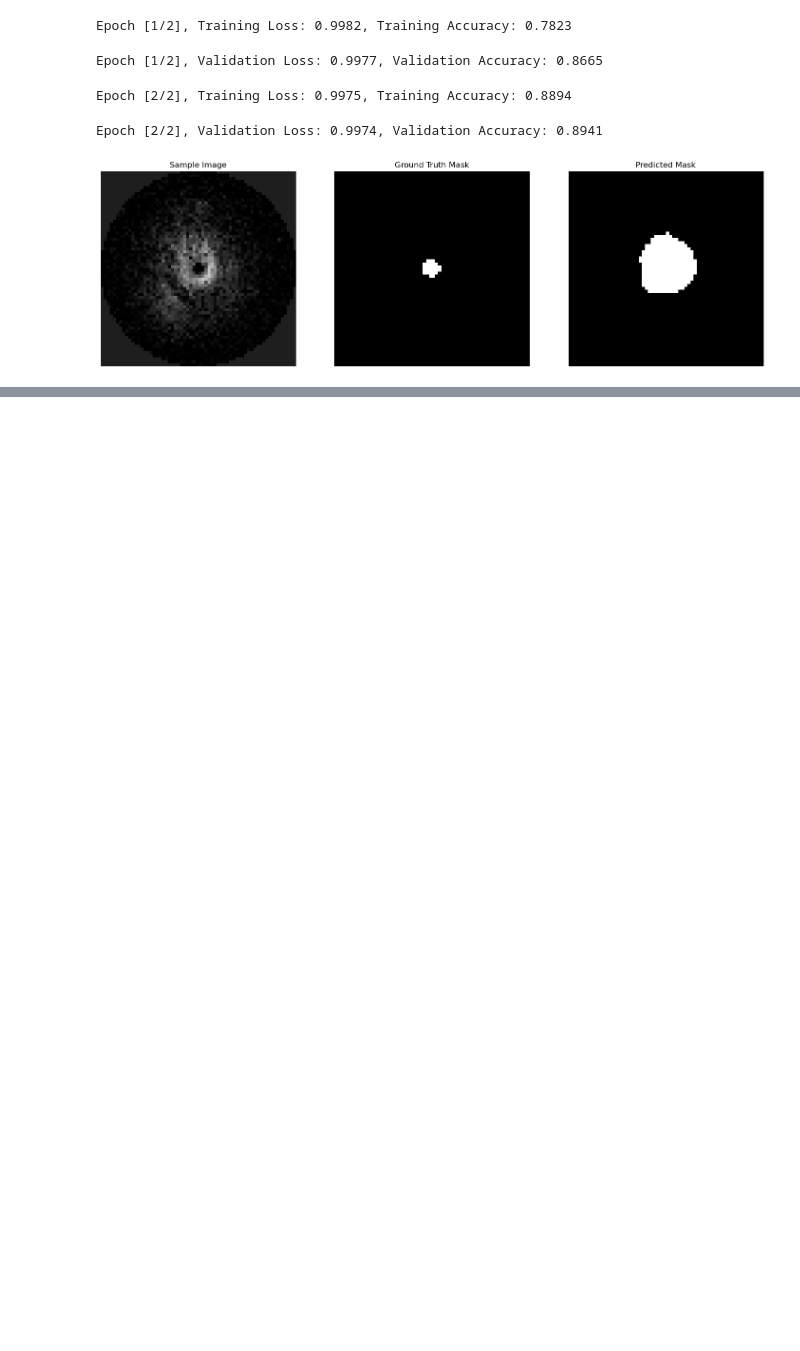
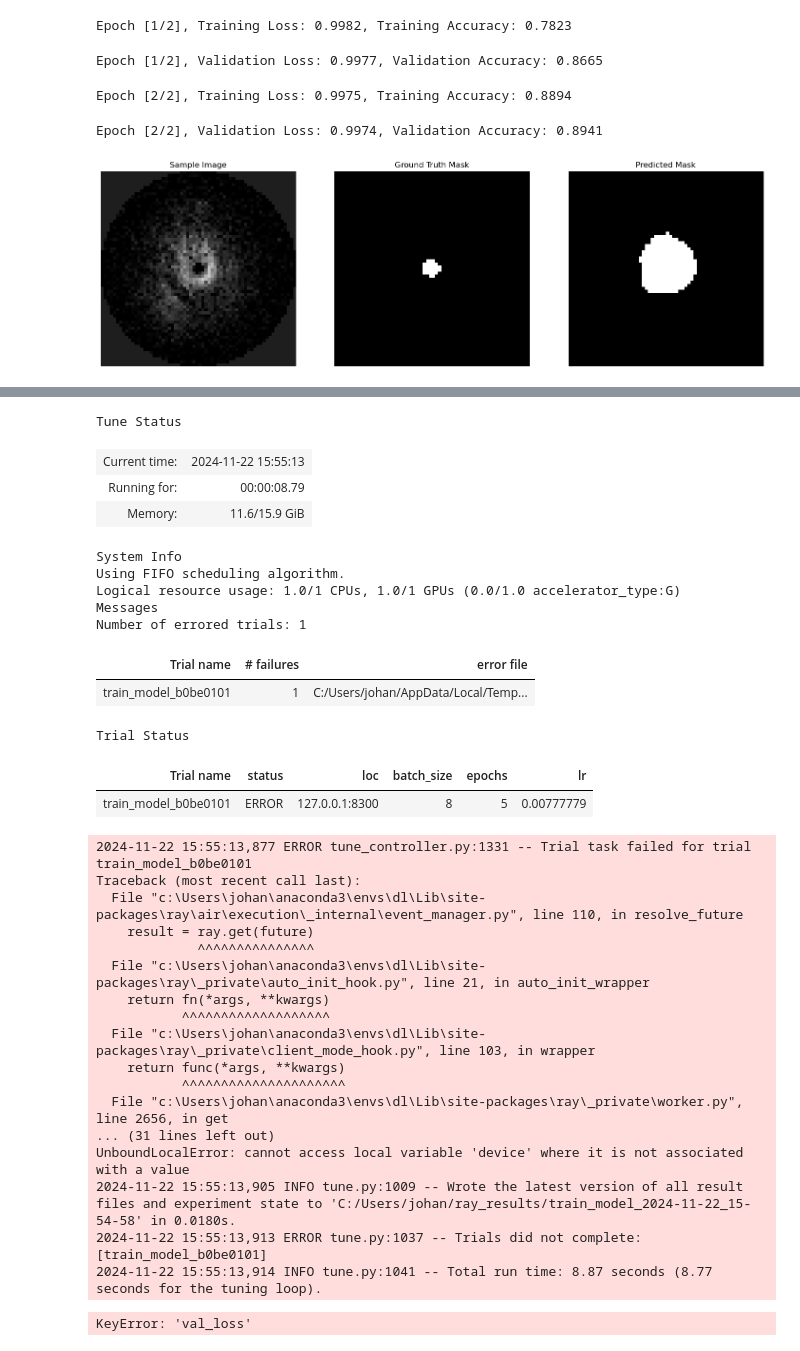
Before and after one commit to SamuelJessen/OCTSegmenter, a Jupyter notebook: data_loading.ipynb, the cells around one changed output, grey strips where cells are left out. Cells and saved outputs as stored; diff of their text form; code cells hidden in the pictures; blank space fills up the shorter version.

Commit message:
I can tune now

```diff
--- a/data_loading.ipynb
+++ b/data_loading.ipynb
@@ -744,0 +678,69 @@ FileNotFoundError: [Errno 2] No such file or directory: 'C:/Users/johan/AppData/
+# %%
+search_space = {
+    "lr": tune.loguniform(1e-4, 1e-1),
+    "batch_size": tune.choice([2, 4, 8, 16]),
+    "epochs": tune.choice([2, 5, 10]),
+    "smoke_test": True,
+}
+
+trainable_with_ressources = tune.with_resources(
+    tune.with_parameters(train_model),
+    resources={"cpu": 1, "gpu": 1}
+)
+
+algo = OptunaSearch()
+
+tuner = tune.Tuner(
+    trainable_with_ressources,
+    tune_config=tune.TuneConfig(
+        metric="val_loss",
+        mode="min",
+        search_alg=algo,
+        num_samples=1,
+    ),
+
+    run_config=air.RunConfig(
+        stop={"training_iteration": 1},
+    ),
+
+    param_space=search_space,
+)
+
+ray.init(num_cpus=1, num_gpus=1, log_to_driver=False, ignore_reinit_error=True)
+
+result_grid = tuner.fit()
+
+print("Best config is:", result_grid.get_best_result().config,' with loss: ', result_grid.get_best_result().metrics['val_loss'])
+# %% [output]
+Tune Status
+| Current time: | 2024-11-22 15:55:13 |
+| Running for: | 00:00:08.79 |
+| Memory: | 11.6/15.9 GiB |
+System Info
+Using FIFO scheduling algorithm.
+Logical resource usage: 1.0/1 CPUs, 1.0/1 GPUs (0.0/1.0 accelerator_type:G)
+Messages
+Number of errored trials: 1
+| Trial name | # failures | error file |
+| train_model_b0be0101 | 1 | C:/Users/johan/AppData/Local/Temp... |
+Trial Status
+| Trial name | status | loc | batch_size | epochs | lr |
+| train_model_b0be0101 | ERROR | 127.0.0.1:8300 | 8 | 5 | 0.00777779 |
+2024-11-22 15:55:13,877 ERROR tune_controller.py:1331 -- Trial task failed for trial train_model_b0be0101
+Traceback (most recent call last):
+  File "c:\Users\johan\anaconda3\envs\dl\Lib\site-packages\ray\air\execution\_internal\event_manager.py", line 110, in resolve_future
+    result = ray.get(future)
+             ^^^^^^^^^^^^^^^
+  File "c:\Users\johan\anaconda3\envs\dl\Lib\site-packages\ray\_private\auto_init_hook.py", line 21, in auto_init_wrapper
+    return fn(*args, **kwargs)
+           ^^^^^^^^^^^^^^^^^^^
+  File "c:\Users\johan\anaconda3\envs\dl\Lib\site-packages\ray\_private\client_mode_hook.py", line 103, in wrapper
+    return func(*args, **kwargs)
+           ^^^^^^^^^^^^^^^^^^^^^
+  File "c:\Users\johan\anaconda3\envs\dl\Lib\site-packages\ray\_private\worker.py", line 2656, in get
+... (31 lines left out)
+UnboundLocalError: cannot access local variable 'device' where it is not associated with a value
+2024-11-22 15:55:13,905 INFO tune.py:1009 -- Wrote the latest version of all result files and experiment state to 'C:/Users/johan/ray_results/train_model_2024-11-22_15-54-58' in 0.0180s.
+2024-11-22 15:55:13,913 ERROR tune.py:1037 -- Trials did not complete: [train_model_b0be0101]
+2024-11-22 15:55:13,914 INFO tune.py:1041 -- Total run time: 8.87 seconds (8.77 seconds for the tuning loop).
+KeyError: 'val_loss'
```
Also changed, not shown: parts of 4 cells of this notebook.
